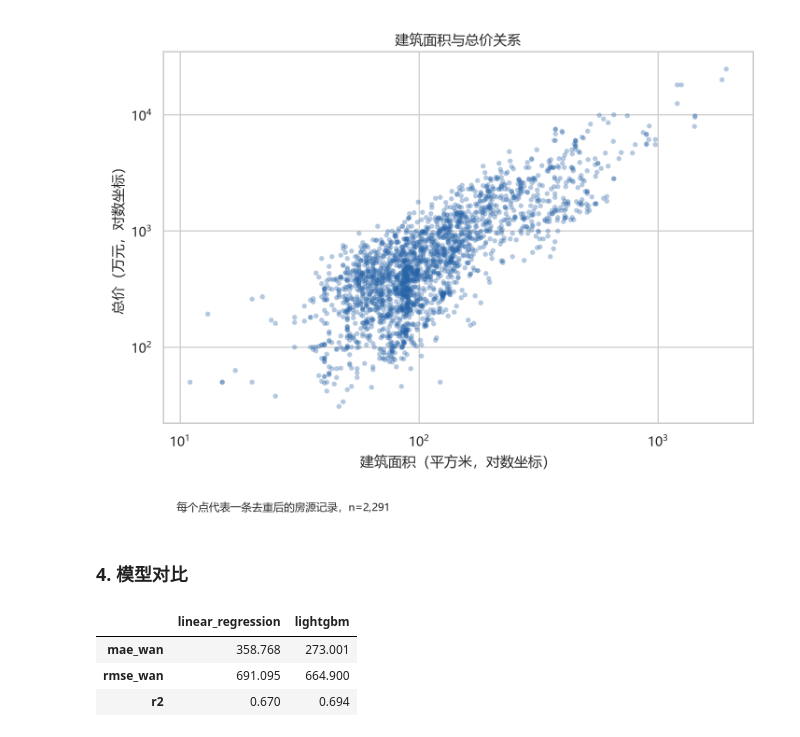
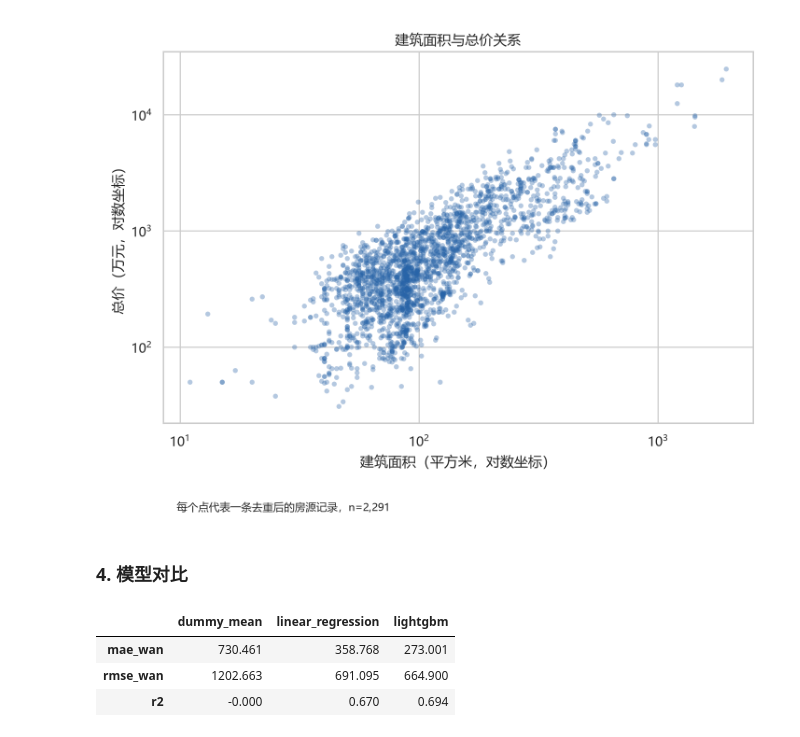
Before and after one commit to xvbohan92-ai/beijing-secondhand-housing-analysis, a Jupyter notebook: notebooks/01_reproducible_analysis.ipynb, the cells around one changed output. Cells and saved outputs as stored; diff of their text form; code cells hidden in the pictures.

```diff
--- a/notebooks/01_reproducible_analysis.ipynb
+++ b/notebooks/01_reproducible_analysis.ipynb
@@ -145,12 +145,12 @@ display(Image(filename=str(ROOT / "reports" / "figures" / "size_vs_price.png")))
 # %%
 model_metrics, linear_coefficients, feature_importance, predictions = fit_models(clean)
 pd.DataFrame(model_metrics).loc[["mae_wan", "rmse_wan", "r2"],
-                                ["linear_regression", "lightgbm"]].round(3)
+                                ["dummy_mean", "linear_regression", "lightgbm"]].round(3)
 # %% [output]
-|  | linear_regression | lightgbm |
-| mae_wan | 358.768 | 273.001 |
-| rmse_wan | 691.095 | 664.900 |
-| r2 | 0.670 | 0.694 |
+|  | dummy_mean | linear_regression | lightgbm |
+| mae_wan | 730.461 | 358.768 | 273.001 |
+| rmse_wan | 1202.663 | 691.095 | 664.900 |
+| r2 | -0.000 | 0.670 | 0.694 |
 # %%
 display(Image(filename=str(ROOT / "reports" / "figures" / "model_predictions.png")))
 # %% [output]
```
Also changed, not shown: parts of 7 cells of this notebook, 14 other files.
